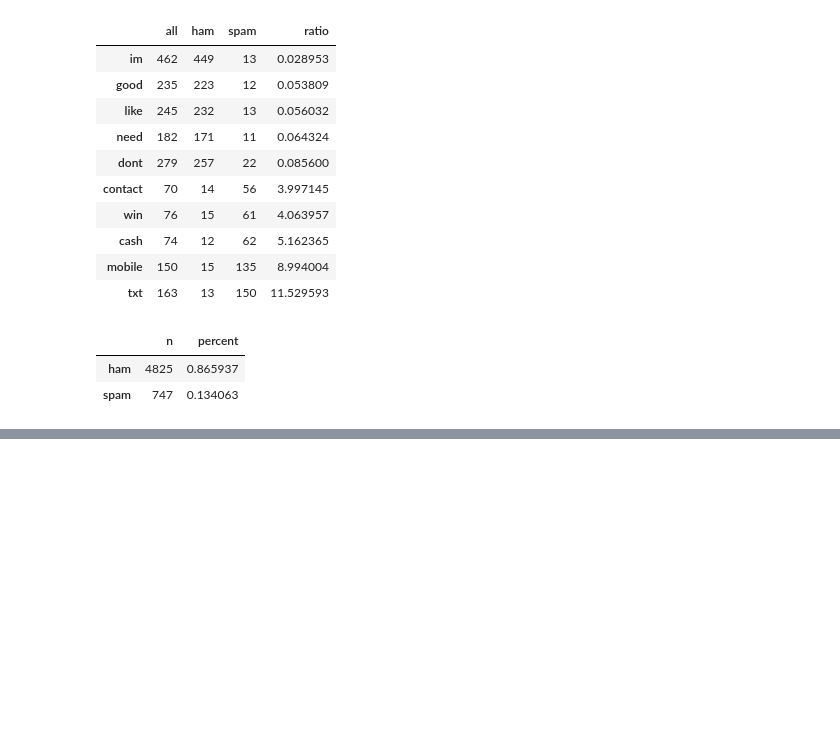
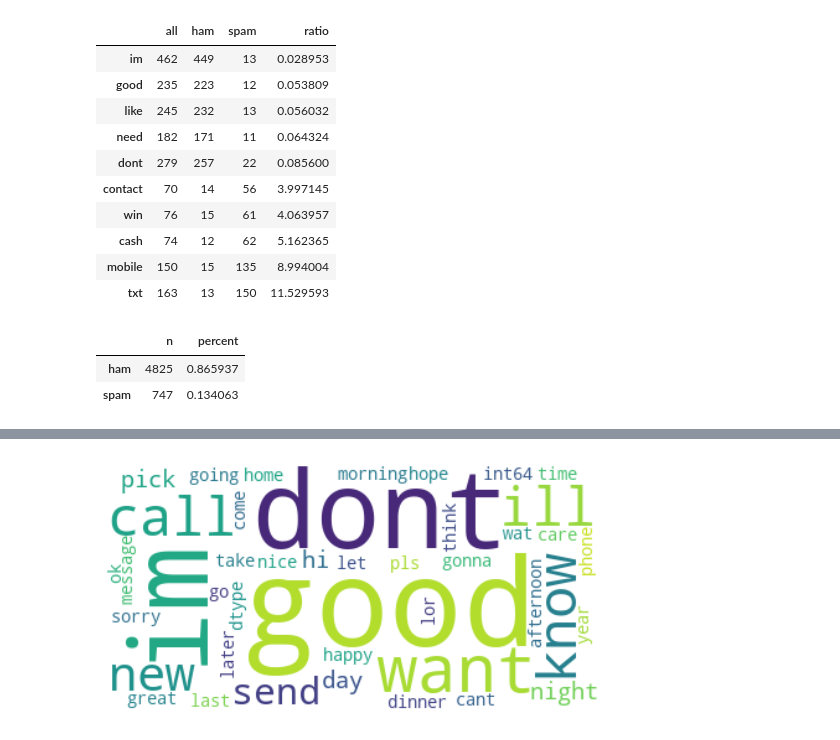
Before and after one commit to stephen-c-perry/natural-language-processing-exercises, a Jupyter notebook: explore.ipynb, the cells around one changed output, grey strips where cells are left out. Saved outputs shown, nothing was run; the diff lists cells and outputs as text; code cells hidden in the pictures; blank space fills up the shorter version.

```diff
--- a/explore.ipynb
+++ b/explore.ipynb
@@ -111,0 +110,6 @@ e.create_bigrams()
+# %%
+ham_bigrams = pd.Series(nltk.bigrams(ham_words))
+spam_bigrams = pd.Series(nltk.bigrams(spam_words))
+# %%
+ham_top = ham_bigrams.value_counts().head(30)
+spam_top = spam_bigrams.value_counts().head(30)
@@ -111,0 +137,5 @@ e.create_bigrams()
+# %%
+ham_top_strings = str(ham_top)
+e.create_wordcloud(ham_top_strings)
+# %% [output]
+[figure, added]
```
Also changed, not shown: parts of 5 cells of this notebook, 2 other files.
